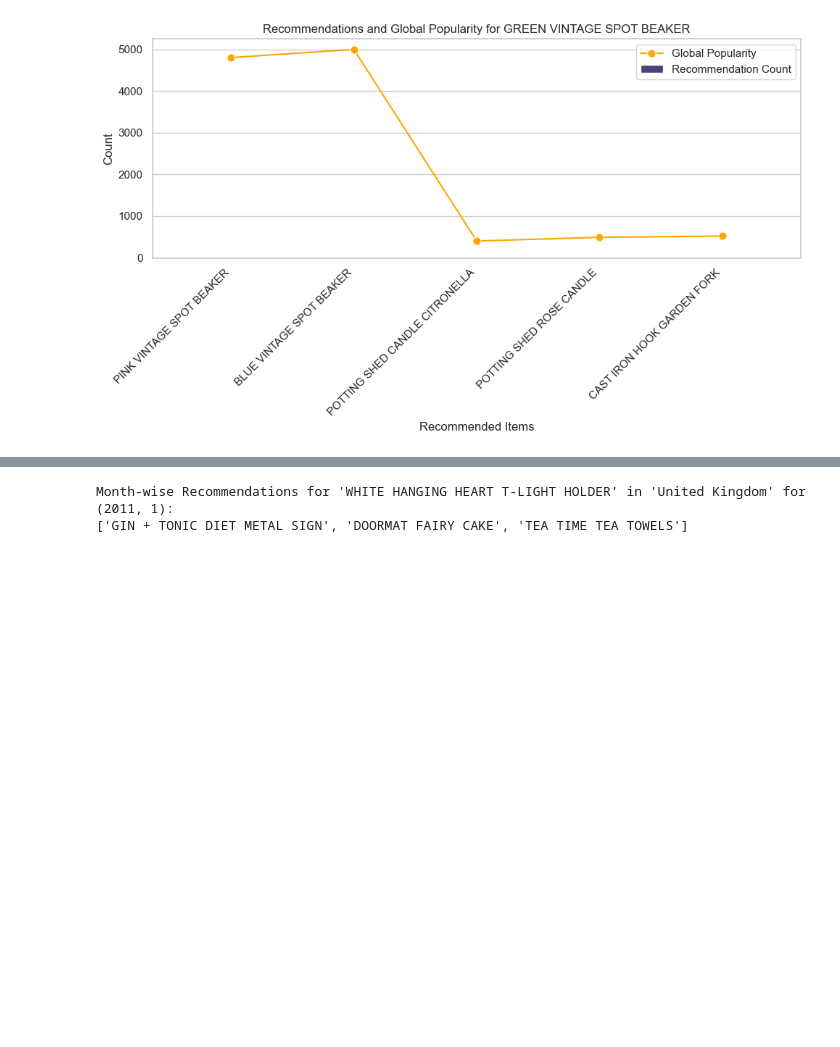
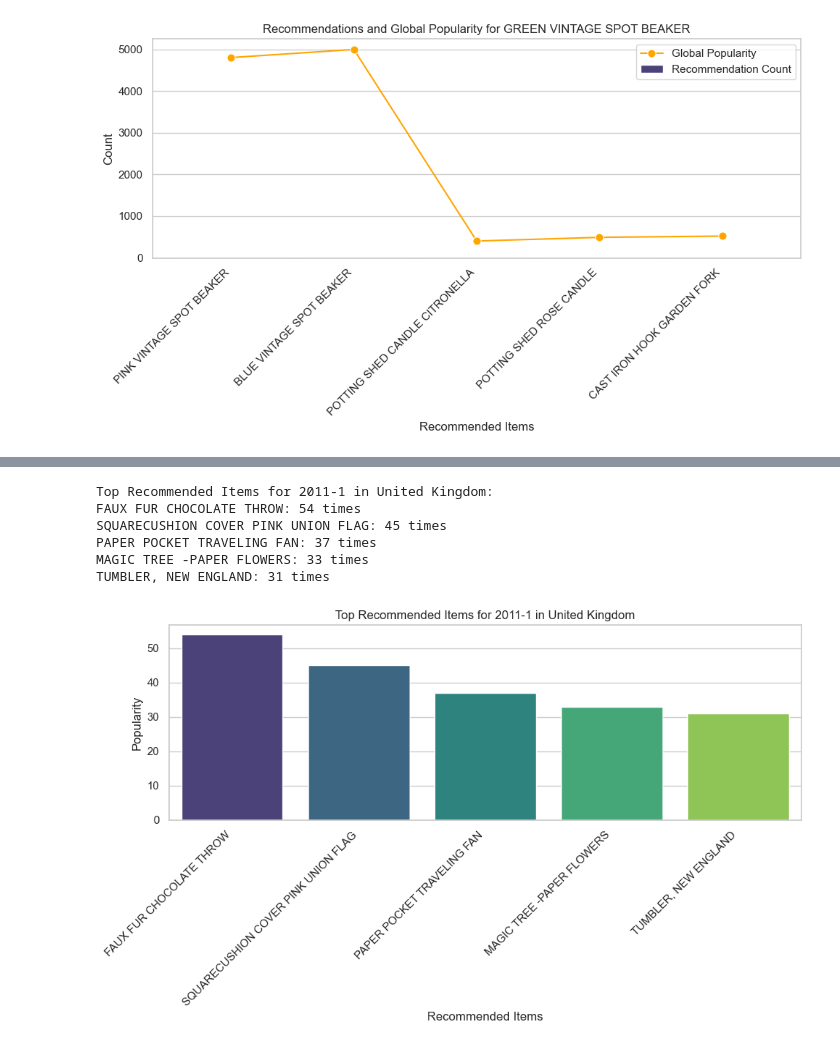
Before and after one commit to naveenkkkk/product-recommendation-model, a Jupyter notebook: maincode.ipynb, the cells around one changed output, grey strips where cells are left out. Cells and saved outputs as stored; diff of their text form; code cells hidden in the pictures; blank space fills up the shorter version.

```diff
--- a/maincode.ipynb
+++ b/maincode.ipynb
@@ -246,8 +256,50 @@ Month-wise Recommendations for 'WHITE HANGING HEART T-LIGHT HOLDER' in 'United K
 # %%
-year_month = (2011, 1)  # Change this to the desired year and month
-month_recommendations = recommendations_by_country[country_name][year_month][item_name]
-print(f"Month-wise Recommendations for '{item_name}' in '{country_name}' for {year_month}:")
-print(month_recommendations)
+item_name = "WHITE HANGING HEART T-LIGHT HOLDER"
+target_country = "United Kingdom"  # Specify the specific country you're interested in
+target_month = (2011, 1)  # Specify the desired year and month
+
+# Get recommendations for the target country and month
+target_month_recommendations = recommendations_by_country.get(target_country, {}).get(target_month, {})
+
+# Count the occurrences of each recommended item for the month
+month_recommendations_count = {}
+for recommendations_list in target_month_recommendations.values():
+    for item in recommendations_list:
+        if item in month_recommendations_count:
+            month_recommendations_count[item] += 1
+        else:
+            month_recommendations_count[item] = 1
+
+# Sort the recommended items by popularity for the month
+sorted_recommendations = sorted(month_recommendations_count.items(), key=lambda x: x[1], reverse=True)
+
+# Print the top recommended items for the specific month
+print(f"Top Recommended Items for {target_month[0]}-{target_month[1]} in {target_country}:")
+for recommended_item, popularity in sorted_recommendations[:5]:
+    print(f"{recommended_item}: {popularity} times")
+
+top_recommended_items_df = pd.DataFrame(sorted_recommendations[:5], columns=['Recommended Items', 'Popularity'])
+
+# Create a figure with a subplot
+fig, axes = plt.subplots(1, 1, figsize=(10, 6))
+
+# Create a bar chart for top recommended items with popularity for the specific month
+sns.barplot(data=top_recommended_items_df, x='Recommended Items', y='Popularity', ax=axes, palette='viridis')
+axes.set_title(f'Top Recommended Items for {target_month[0]}-{target_month[1]} in {target_country}')
+axes.set_xlabel('Recommended Items')
+axes.set_ylabel('Popularity')
+
+# Rotate x-axis labels for better readability
+axes.set_xticklabels(axes.get_xticklabels(), rotation=45, ha='right')
+
+# Show the plot
+plt.tight_layout()
+plt.show()
 # %% [output]
-Month-wise Recommendations for 'WHITE HANGING HEART T-LIGHT HOLDER' in 'United Kingdom' for (2011, 1):
-['GIN + TONIC DIET METAL SIGN', 'DOORMAT FAIRY CAKE', 'TEA TIME TEA TOWELS']
+Top Recommended Items for 2011-1 in United Kingdom:
+FAUX FUR CHOCOLATE THROW: 54 times
+SQUARECUSHION COVER PINK UNION FLAG: 45 times
+PAPER POCKET TRAVELING FAN: 37 times
+MAGIC TREE -PAPER FLOWERS: 33 times
+TUMBLER, NEW ENGLAND: 31 times
+[figure, added]
```
Also changed, not shown: parts of 15 cells of this notebook.
